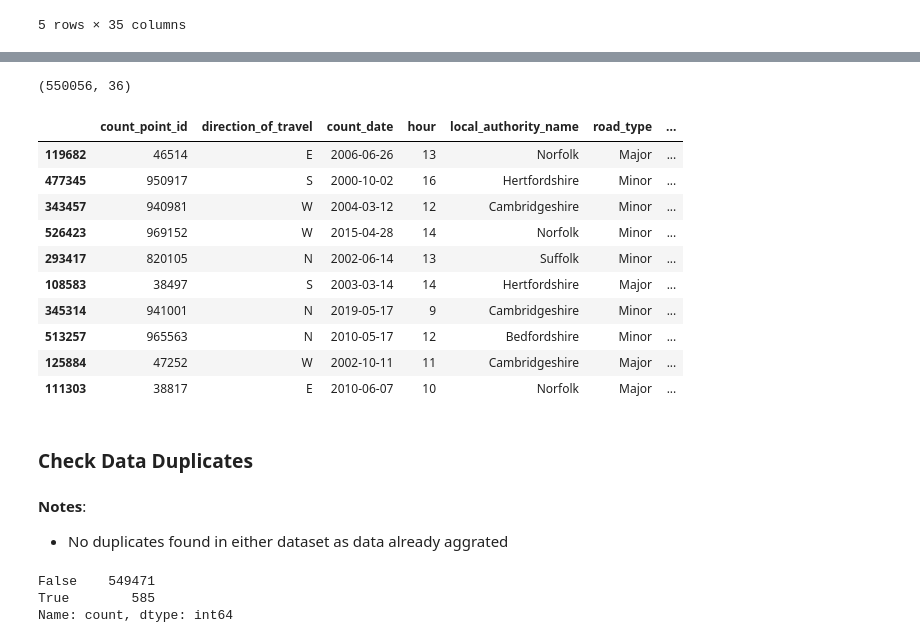
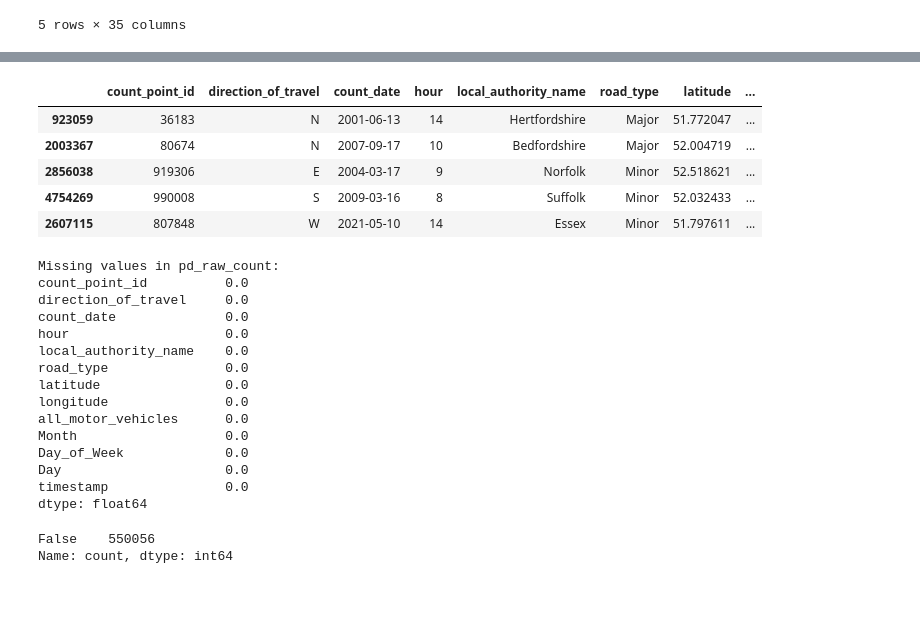
Before and after one commit to Emillia-rosette/traffic-volume-analysis, a Jupyter notebook: notebooks/01-data-loading-cleaning.ipynb, the cells around one changed output, grey strips where cells are left out. Cells and saved outputs as stored; diff of their text form; code cells hidden in the pictures; blank space fills up the shorter version.

```diff
--- a/notebooks/01-data-loading-cleaning.ipynb
+++ b/notebooks/01-data-loading-cleaning.ipynb
@@ -38,0 +133,11 @@ pd_raw_count_east = pd_raw_count[pd_raw_count['region_name'] == 'East of England
+# %%
+# conver `count_date` to datetime type
+pd_raw_count_east['count_date'] =  pd.to_datetime(pd_raw_count_east['count_date'])
+# %%
+# Extract Date Components
+pd_raw_count_east['Month'] = pd_raw_count_east['count_date'].dt.month
+pd_raw_count_east['Day_of_Week'] = pd_raw_count_east['count_date'].dt.day_name()
+pd_raw_count_east['Day'] = pd_raw_count_east['count_date'].dt.day
+# %%
+# Create a 'timestamp' column by combining 'count_date' and 'hour'
+pd_raw_count_east['timestamp'] = pd.to_datetime(pd_raw_count_east['count_date']) + pd.to_timedelta(pd_raw_count_east['hour'], unit='h')
@@ -291,43 +220,46 @@ east_england.head()
-# %%
-east_england.shape
-# %% [output]
-(550056, 36)
 # %%
 columns_to_drop = [
-    'year', 'region_id', 'region_name', 'local_authority_id', 'road_name',
+    'year', 'region_id', 'region_name', 'local_authority_id', 'road_category', 'region_ons_code', 'road_name', 'local_authority_code',
     'easting', 'northing', 'start_junction_road_name', 'end_junction_road_name',
-    'link_length_km', 'link_length_miles', 'latitude', 'longitude', 'pedal_cycles',
-    'hgvs_2_rigid_axle', 'hgvs_3_rigid_axle', 'hgvs_4_or_more_rigid_axle',
-    'hgvs_3_or_4_articulated_axle', 'hgvs_5_articulated_axle', 'hgvs_6_articulated_axle',
-    'all_hgvs', 'buses_and_coaches', 'cars_and_taxis', 'two_wheeled_motor_vehicles',
-    'lgvs'
+    'link_length_km', 'link_length_miles', 'pedal_cycles',
+    'HGVs_2_rigid_axle', 'HGVs_3_rigid_axle', 'HGVs_4_or_more_rigid_axle',
+    'HGVs_3_or_4_articulated_axle', 'HGVs_5_articulated_axle', 'HGVs_6_articulated_axle',
+    'all_HGVs', 'buses_and_coaches', 'cars_and_taxis', 'two_wheeled_motor_vehicles',
+    'LGVs'
 ]
 
-east_england_data = east_england.drop(columns=columns_to_drop)
+east_england_data = pd_raw_count_east.drop(columns=columns_to_drop)
 # %%
-east_england_data.sample(10)
+east_england_data.sample(5)
 # %% [output]
-|  | count_point_id | direction_of_travel | count_date | hour | local_authority_name | road_type | ... |
-| 119682 | 46514 | E | 2006-06-26 | 13 | Norfolk | Major | ... |
-| 477345 | 950917 | S | 2000-10-02 | 16 | Hertfordshire | Minor | ... |
-| 343457 | 940981 | W | 2004-03-12 | 12 | Cambridgeshire | Minor | ... |
-| 526423 | 969152 | W | 2015-04-28 | 14 | Norfolk | Minor | ... |
-| 293417 | 820105 | N | 2002-06-14 | 13 | Suffolk | Minor | ... |
-| 108583 | 38497 | S | 2003-03-14 | 14 | Hertfordshire | Major | ... |
-| 345314 | 941001 | N | 2019-05-17 | 9 | Cambridgeshire | Minor | ... |
-| 513257 | 965563 | N | 2010-05-17 | 12 | Bedfordshire | Minor | ... |
-| 125884 | 47252 | W | 2002-10-11 | 11 | Cambridgeshire | Major | ... |
-| 111303 | 38817 | E | 2010-06-07 | 10 | Norfolk | Major | ... |
+|  | count_point_id | direction_of_travel | count_date | hour | local_authority_name | road_type | latitude | ... |
+| 923059 | 36183 | N | 2001-06-13 | 14 | Hertfordshire | Major | 51.772047 | ... |
+| 2003367 | 80674 | N | 2007-09-17 | 10 | Bedfordshire | Major | 52.004719 | ... |
+| 2856038 | 919306 | E | 2004-03-17 | 9 | Norfolk | Minor | 52.518621 | ... |
+| 4754269 | 990008 | S | 2009-03-16 | 8 | Suffolk | Minor | 52.032433 | ... |
+| 2607115 | 807848 | W | 2021-05-10 | 14 | Essex | Minor | 51.797611 | ... |
-# %% [markdown]
-### Check Data Duplicates
-# %% [markdown]
-**Notes**:
-
-- No duplicates found in either dataset as data already aggrated
+# %%
+print("\nMissing values in pd_raw_count:")
+print((east_england_data.isna().sum() * 100 / east_england_data.shape[0]).round(2))
+# %% [output]
+Missing values in pd_raw_count:
+count_point_id          0.0
+direction_of_travel     0.0
+count_date              0.0
+hour                    0.0
+local_authority_name    0.0
+road_type               0.0
+latitude                0.0
+longitude               0.0
+all_motor_vehicles      0.0
+Month                   0.0
+Day_of_Week             0.0
+Day                     0.0
+timestamp               0.0
+dtype: float64
 # %%
 duplicates = east_england_data.duplicated().value_counts()
 print(duplicates)
 # %% [output]
-False    549471
-True        585
+False    550056
 Name: count, dtype: int64
```
Also changed, not shown: parts of 57 cells of this notebook, 3 other files.
